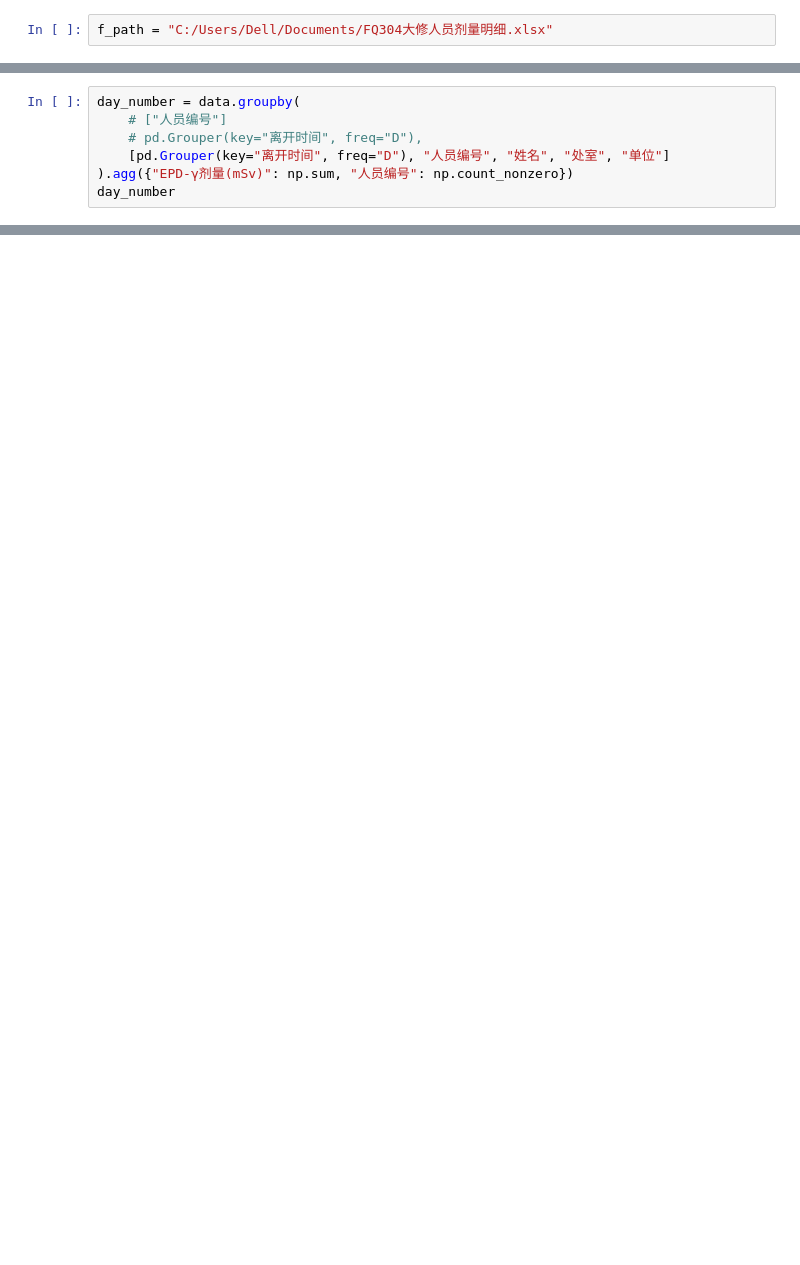
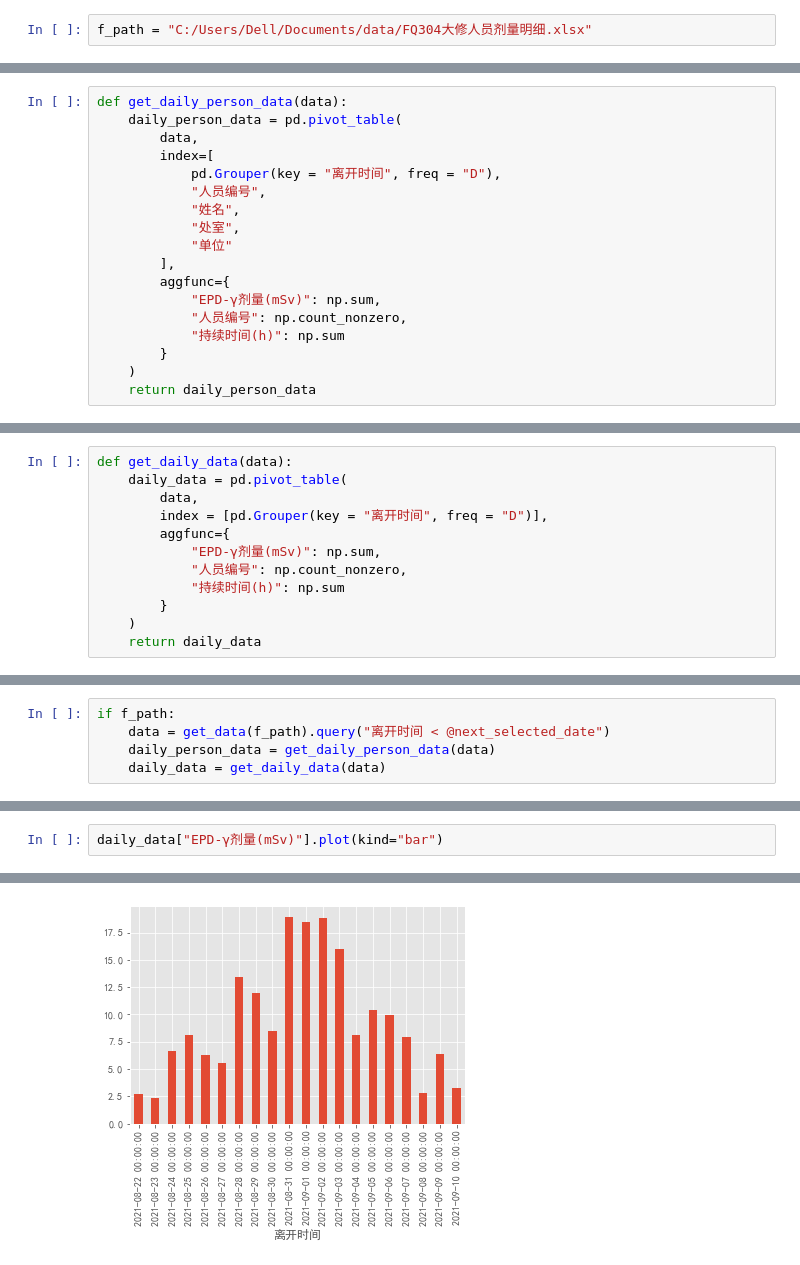
Before and after one commit to SuperParadox-Amateur/python_learning, a Jupyter notebook: test1.ipynb, the cells around one changed output, grey strips where cells are left out. Saved outputs shown, nothing was run; the diff lists cells and outputs as text; blank space fills up the shorter version.

```diff
--- a/test1.ipynb
+++ b/test1.ipynb
@@ -4,3 +11,3 @@ import pandas as pd
 # %%
-f_path = "C:/Users/Dell/Documents/FQ304大修人员剂量明细.xlsx"
+f_path = "C:/Users/Dell/Documents/data/FQ304大修人员剂量明细.xlsx"
 # %%
@@ -29,7 +37,18 @@ data.head()
 # %%
-day_number = data.groupby(
-    # ["人员编号"]
-    # pd.Grouper(key="离开时间", freq="D"),
-    [pd.Grouper(key="离开时间", freq="D"), "人员编号", "姓名", "处室", "单位"]
-).agg({"EPD-γ剂量(mSv)": np.sum, "人员编号": np.count_nonzero})
-day_number
+def get_daily_person_data(data):
+    daily_person_data = pd.pivot_table(
+        data,
+        index=[
+            pd.Grouper(key = "离开时间", freq = "D"),
+            "人员编号",
+            "姓名",
+            "处室",
+            "单位"
+        ],
+        aggfunc={
+            "EPD-γ剂量(mSv)": np.sum,
+            "人员编号": np.count_nonzero,
+            "持续时间(h)": np.sum
+        }
+    )
+    return daily_person_data
@@ -39,0 +55,12 @@ day_number.query("处室 == '保健物理处'")
+# %%
+def get_daily_data(data):
+    daily_data = pd.pivot_table(
+        data,
+        index = [pd.Grouper(key = "离开时间", freq = "D")],
+        aggfunc={
+            "EPD-γ剂量(mSv)": np.sum,
+            "人员编号": np.count_nonzero,
+            "持续时间(h)": np.sum
+        }
+    )
+    return daily_data
@@ -39,0 +73,5 @@ day_number.query("处室 == '保健物理处'")
+# %%
+if f_path:
+    data = get_data(f_path).query("离开时间 < @next_selected_date")
+    daily_person_data = get_daily_person_data(data)
+    daily_data = get_daily_data(data)
@@ -39,0 +87,3 @@ day_number.query("处室 == '保健物理处'")
+# %%
+daily_data["EPD-γ剂量(mSv)"].plot(kind="bar")
+# %% [output]
@@ -39,0 +91 @@ day_number.query("处室 == '保健物理处'")
+[figure, added]
```
Also changed, not shown: parts of 10 cells of this notebook, 9 other files.
